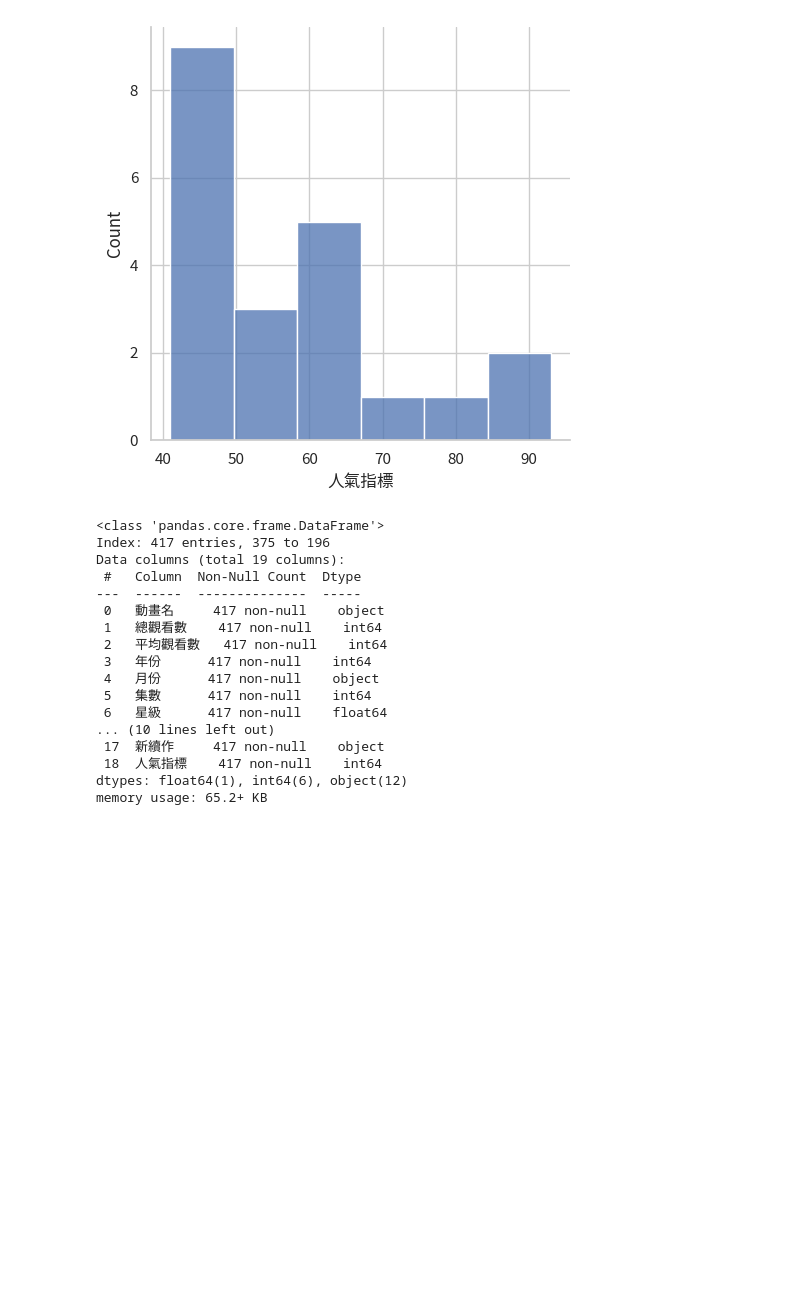
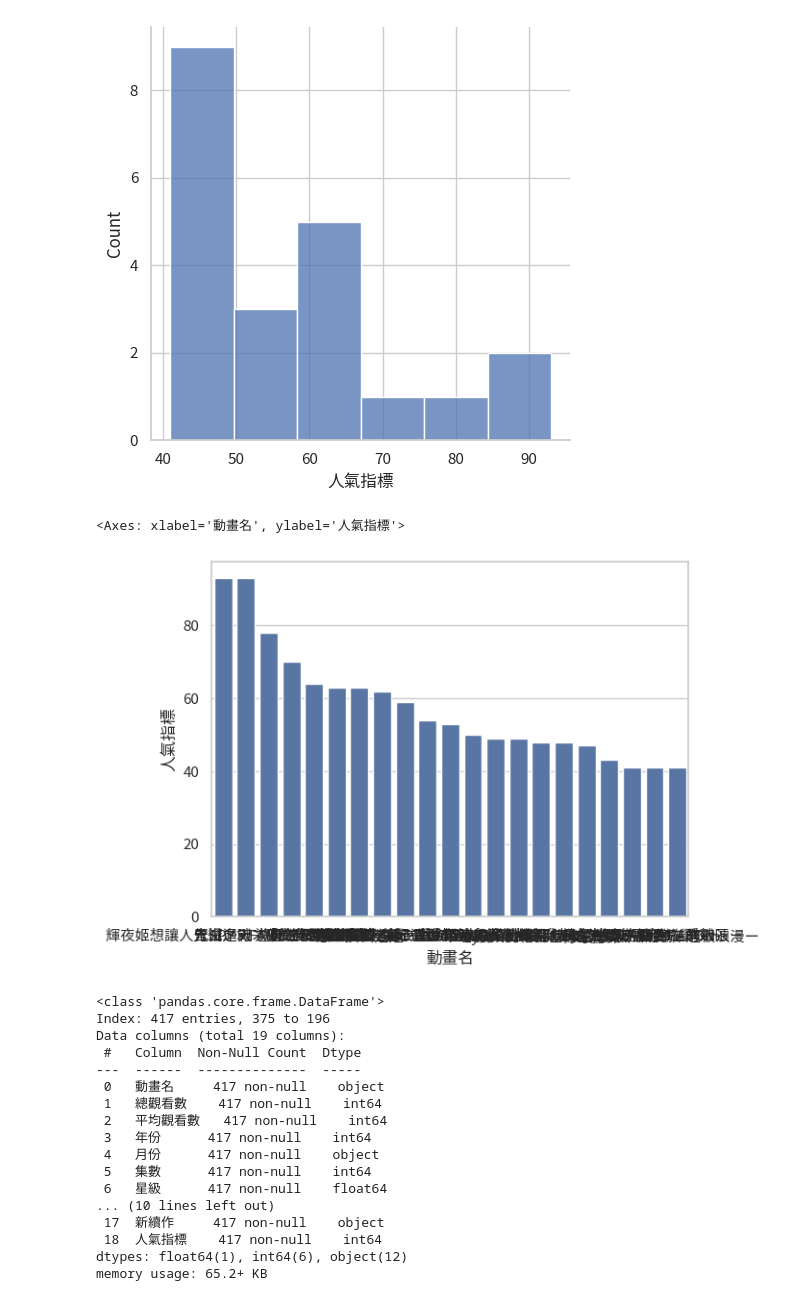
Before and after one commit to hsiaoyt0923/Anime_View_Number_Regression, a Jupyter notebook: visualize.ipynb, the cells around one changed output. Cells and saved outputs as stored; diff of their text form; code cells hidden in the pictures; blank space fills up the shorter version.

```diff
--- a/visualize.ipynb
+++ b/visualize.ipynb
@@ -577,6 +596,11 @@ sns.displot(data=df1, x='人氣指標')
 # %% [output]
 <seaborn.axisgrid.FacetGrid at 0x...>
 [figure]
+# %%
+sns.barplot(data=df1, x='動畫名', y='人氣指標')
+# %% [output]
+<Axes: xlabel='動畫名', ylabel='人氣指標'>
+[figure, added]
 # %%
 df2 = df.loc[(df.人氣指標 <= 40) & (df.人氣指標 > 20)
              ].sort_values('人氣指標', ascending=False)
```
Also changed, not shown: parts of 1 cell of this notebook.
